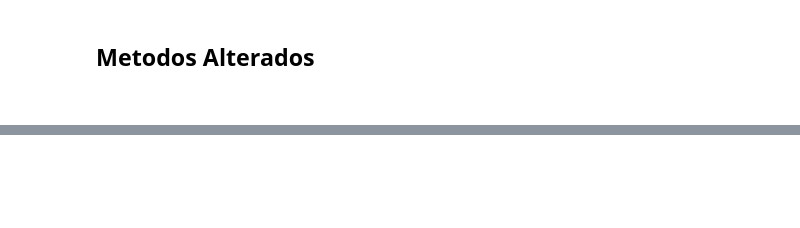
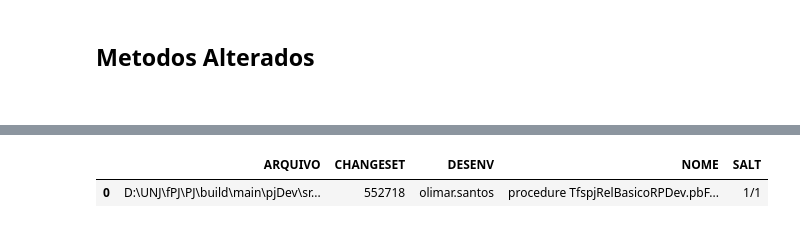
Before and after one commit to wilianselzlein/Metricas, a Jupyter notebook: Alteracoes.ipynb, the cells around one changed output, grey strips where cells are left out. Saved outputs shown, nothing was run; the diff lists cells and outputs as text; code cells hidden in the pictures; blank space fills up the shorter version.

```diff
--- a/Alteracoes.ipynb
+++ b/Alteracoes.ipynb
@@ -54,0 +76,7 @@ Classes.csv
+# %%
+df = pd.read_csv('Classes.csv', encoding='ISO-8859-1', delimiter=',')
+#df[df.NOME == 'procedure TfspjRelBasicoRPDev.pbFirstClick;']['ARQUIVO'][327839][-30:]
+df[df.NOME == 'procedure TfspjRelBasicoRPDev.pbFirstClick;']
+# %% [output]
+|  | ARQUIVO | CHANGESET | DESENV | NOME | SALT |
+| 0 | D:\UNJ\fPJ\PJ\build\main\pjDev\sr... | 552718 | olimar.santos | procedure TfspjRelBasicoRPDev.pbF... | 1/1 |
```
Also changed, not shown: parts of 2 cells of this notebook, 1 other file.
